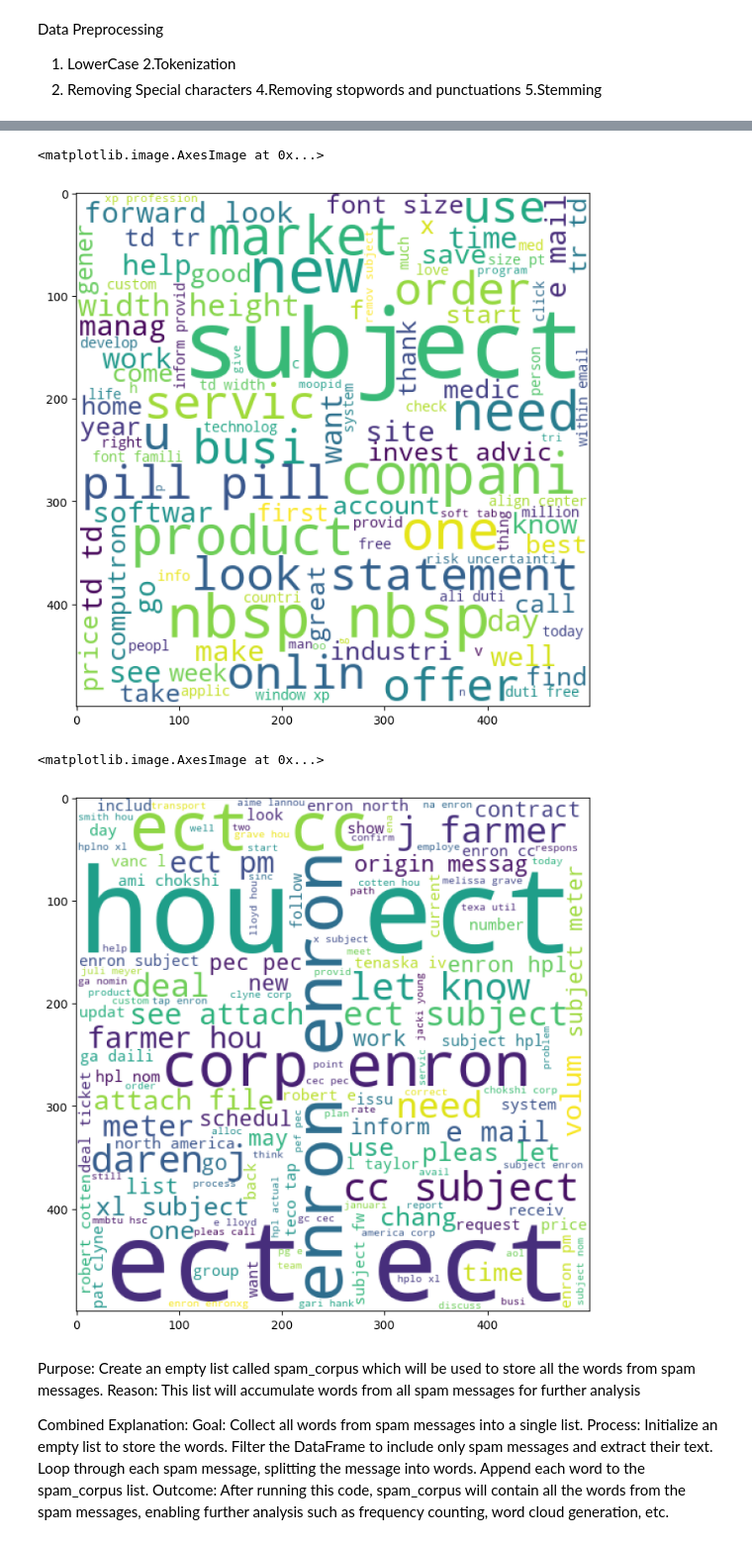
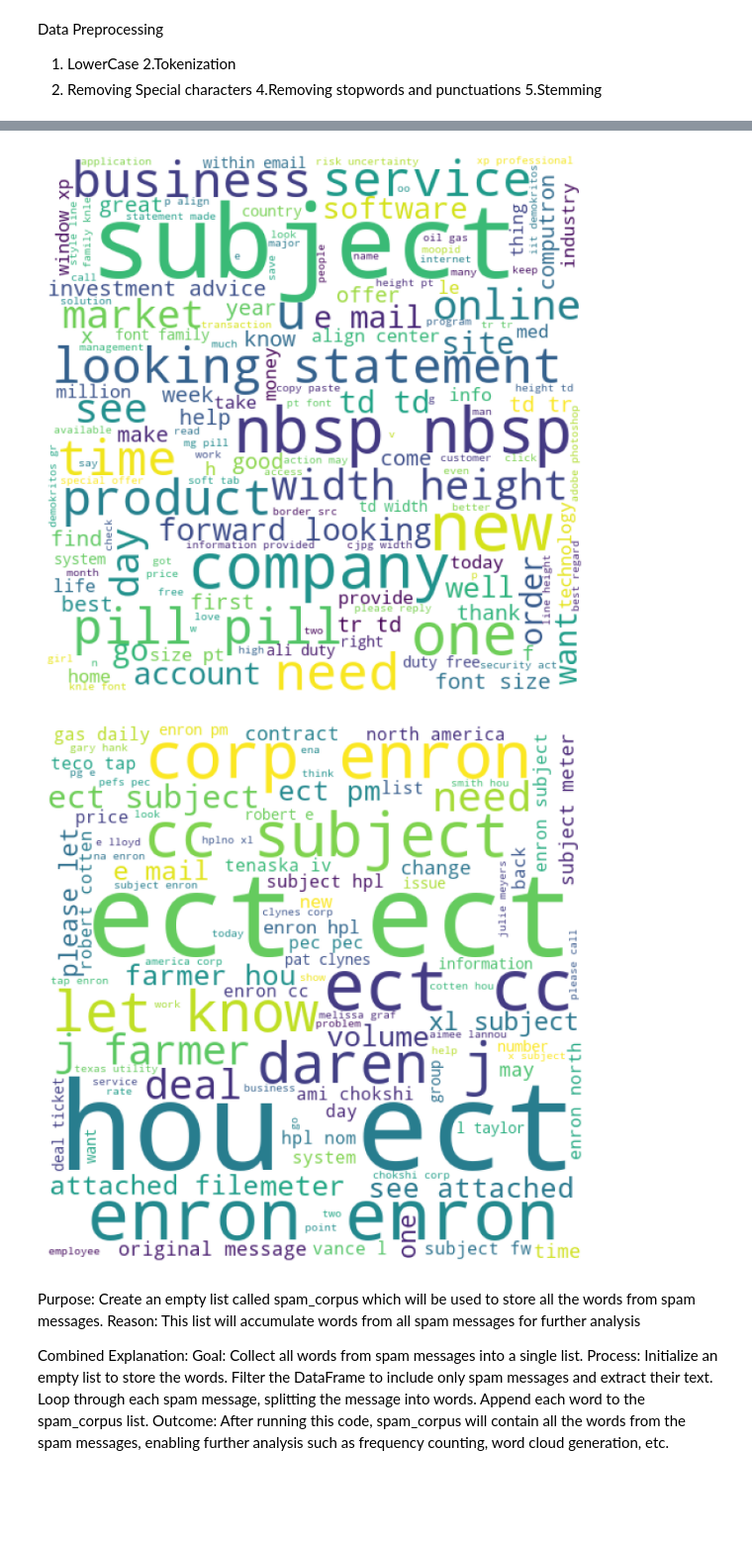
Before and after one commit to worla-woe/Deep, a Jupyter notebook: Email_Spam_Detector_Model.ipynb, the cells around one changed output, grey strips where cells are left out. Shown at 99% size. Cells and saved outputs as stored; diff of their text form; code cells hidden in the pictures; blank space fills up the shorter version.

```diff
--- a/Email_Spam_Detector_Model.ipynb
+++ b/Email_Spam_Detector_Model.ipynb
@@ -205,7 +213,8 @@ True
 # %%
 from nltk.corpus import stopwords
-from nltk.stem.porter import PorterStemmer
+from nltk.stem import WordNetLemmatizer
 ps = PorterStemmer()
+lemmatizer = WordNetLemmatizer()
 import string
 # %%
 #created a method to transform the email text
@@ -223,12 +232,7 @@ def transform_text(text):
 
     for i in text:
         if i not in stopwords.words('english') and i not in string.punctuation:
-            y.append(i)
-
-    text = y[:]
-    y.clear()
-    for i in text:
-        y.append(ps.stem(i))
+            y.append(lemmatizer.lemmatize(i))
 
     return " ".join(y)
 # %%
@@ -254,17 +258,19 @@ spam_wc = wc.generate(df[df['label_num'] == 1]['transformed_text'].str.cat(sep="
 # %%
 plt.figure(figsize=(15,8))
 plt.imshow(spam_wc)
+plt.axis('off')
+plt.show()
 # %% [output]
-<matplotlib.image.AxesImage at 0x...>
-[figure, old version]
+[figure, new version]
 # %%
 ham_wc = wc.generate(df[df['label_num'] == 0]['transformed_text'].str.cat(sep=" "))
 # %%
 plt.figure(figsize=(15,8))
 plt.imshow(ham_wc)
+plt.axis('off')
+plt.show()
 # %% [output]
-<matplotlib.image.AxesImage at 0x...>
-[figure, old version]
+[figure, new version]
 # %% [markdown]
 Purpose: Create an empty list called spam_corpus which will be used to store all the words from spam messages.
 Reason: This list will accumulate words from all spam messages for further analysis
```
Also changed, not shown: parts of 42 cells of this notebook, 2 other files.
